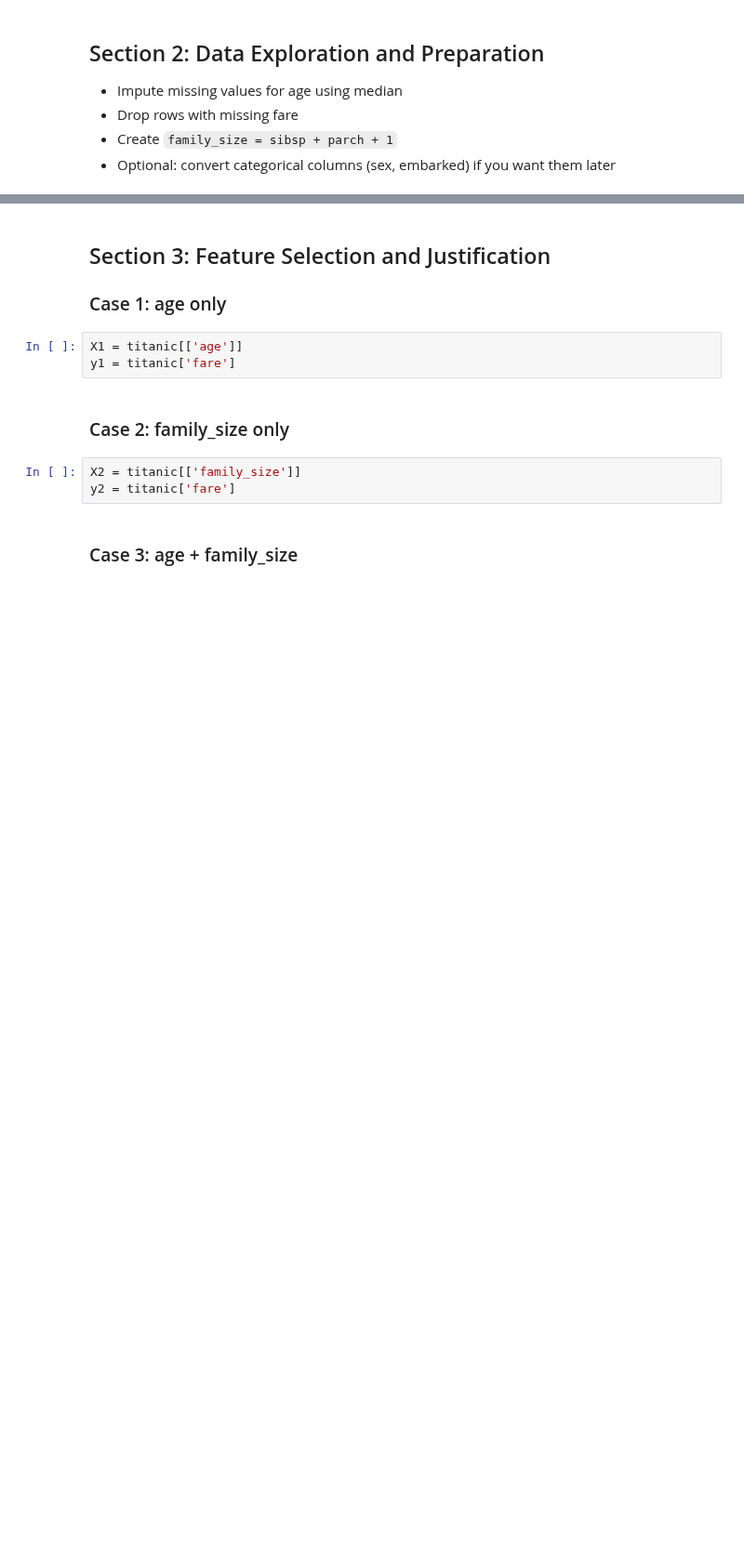
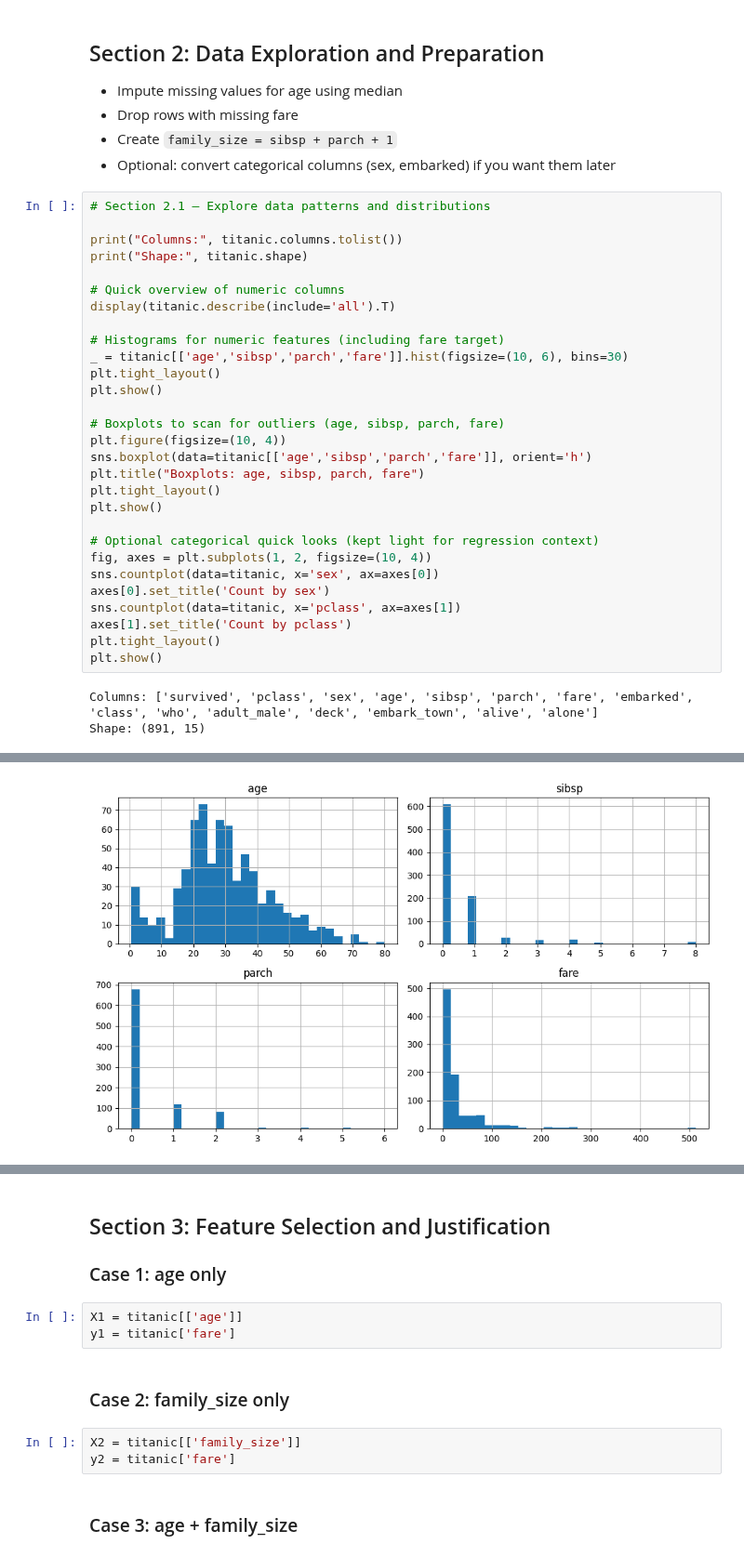
Before and after one commit to BethSpornitz/ml01, a Jupyter notebook: notebooks/project04/ml04_bethspornitz.ipynb, the cells around one changed output, grey strips where cells are left out. Shown at 93% size. Saved outputs shown, nothing was run; the diff lists cells and outputs as text; blank space fills up the shorter version.

```diff
--- a/notebooks/project04/ml04_bethspornitz.ipynb
+++ b/notebooks/project04/ml04_bethspornitz.ipynb
@@ -32,3 +40,35 @@ titanic.head()
 - Drop rows with missing fare
 - Create `family_size = sibsp + parch + 1`
 - Optional: convert categorical columns (sex, embarked) if you want them later
+# %%
+# Section 2.1 — Explore data patterns and distributions
+
+print("Columns:", titanic.columns.tolist())
+print("Shape:", titanic.shape)
+
+# Quick overview of numeric columns
+display(titanic.describe(include='all').T)
+
+# Histograms for numeric features (including fare target)
+_ = titanic[['age','sibsp','parch','fare']].hist(figsize=(10, 6), bins=30)
+plt.tight_layout()
+plt.show()
+
+# Boxplots to scan for outliers (age, sibsp, parch, fare)
+plt.figure(figsize=(10, 4))
+sns.boxplot(data=titanic[['age','sibsp','parch','fare']], orient='h')
+plt.title("Boxplots: age, sibsp, parch, fare")
+plt.tight_layout()
+plt.show()
+
+# Optional categorical quick looks (kept light for regression context)
+fig, axes = plt.subplots(1, 2, figsize=(10, 4))
+sns.countplot(data=titanic, x='sex', ax=axes[0])
+axes[0].set_title('Count by sex')
+sns.countplot(data=titanic, x='pclass', ax=axes[1])
+axes[1].set_title('Count by pclass')
+plt.tight_layout()
+plt.show()
+# %% [output]
+Columns: ['survived', 'pclass', 'sex', 'age', 'sibsp', 'parch', 'fare', 'embarked', 'class', 'who', 'adult_male', 'deck', 'embark_town', 'alive', 'alone']
+Shape: (891, 15)
@@ -34,0 +91 @@ titanic.head()
+[figure, added]
```
Also changed, not shown: parts of 10 cells of this notebook.
